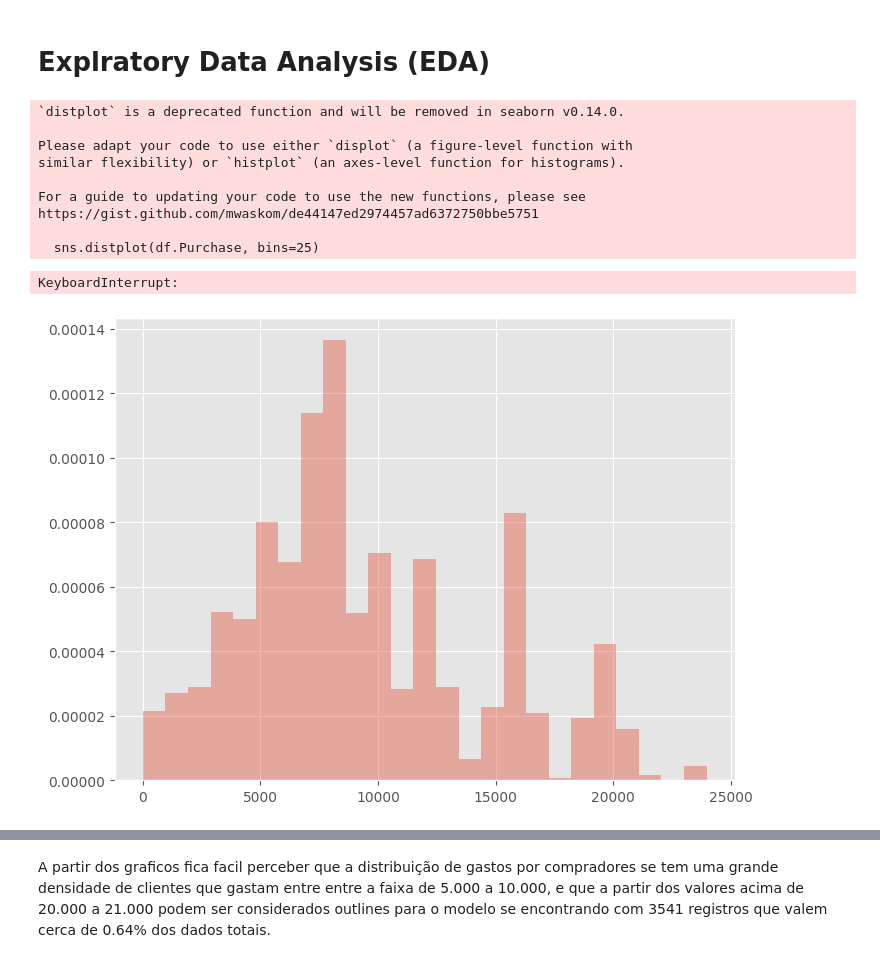
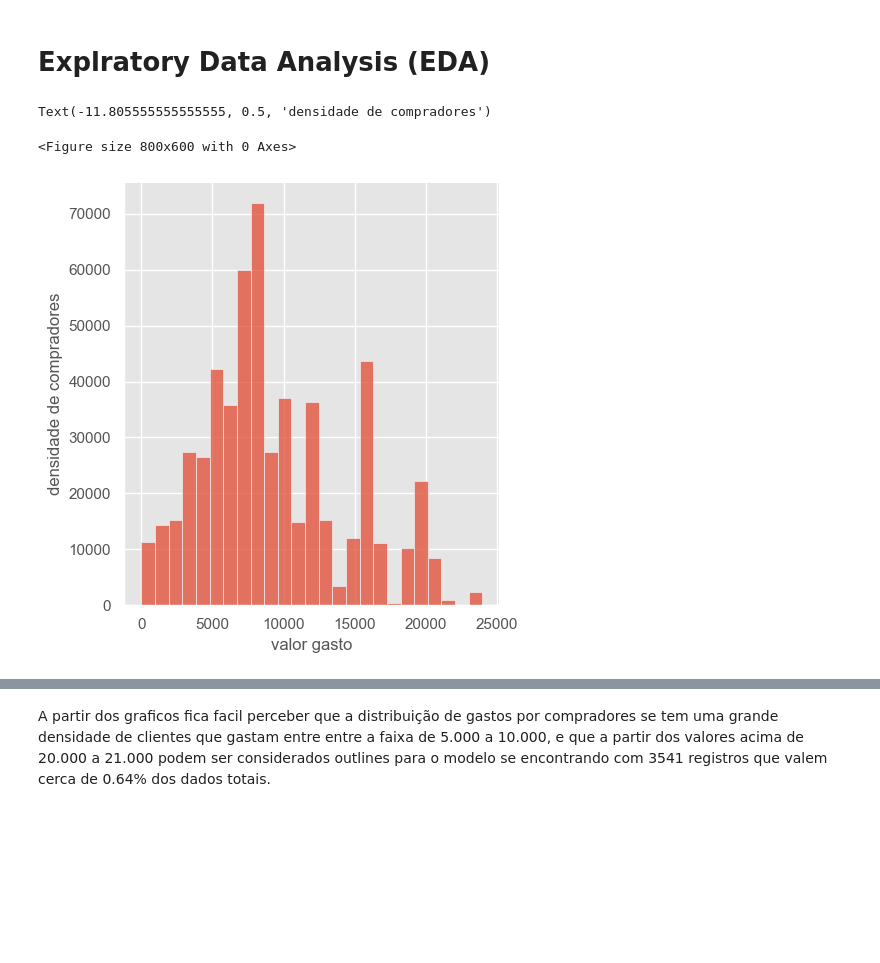
Before and after one commit to SauloCJ/Data_Science, a Jupyter notebook: Black_Friday/Black_friday.ipynb, the cells around one changed output, grey strips where cells are left out. Drawn from its saved outputs; the diff is of its cells as text; code cells hidden in the pictures; blank space fills up the shorter version.

```diff
--- a/Black_Friday/Black_friday.ipynb
+++ b/Black_Friday/Black_friday.ipynb
@@ -120,21 +123,13 @@ Agora temos um conhecimento previo sobre os dados seus tipos e como estão agrup
 # %%
 plt.style.use('ggplot')
 plt.figure(figsize=(8,6))
-sns.distplot(df.Purchase, bins=25)
+sns.displot(df.Purchase, bins=25)
 plt.xlabel('valor gasto')
 plt.ylabel('densidade de compradores')
 # %% [output]
-`distplot` is a deprecated function and will be removed in seaborn v0.14.0.
-
-Please adapt your code to use either `displot` (a figure-level function with
-similar flexibility) or `histplot` (an axes-level function for histograms).
-
-For a guide to updating your code to use the new functions, please see
-https://gist.github.com/mwaskom/de44147ed2974457ad6372750bbe5751
-
-  sns.distplot(df.Purchase, bins=25)
+Text(-11.805555555555555, 0.5, 'densidade de compradores')
-KeyboardInterrupt:
+<Figure size 800x600 with 0 Axes>
-[figure, old version]
+[figure, new version]
 # %%
 df['Product_Category_1'].plot.box()
 # %% [output]
```
Also changed, not shown: parts of 13 cells of this notebook.
